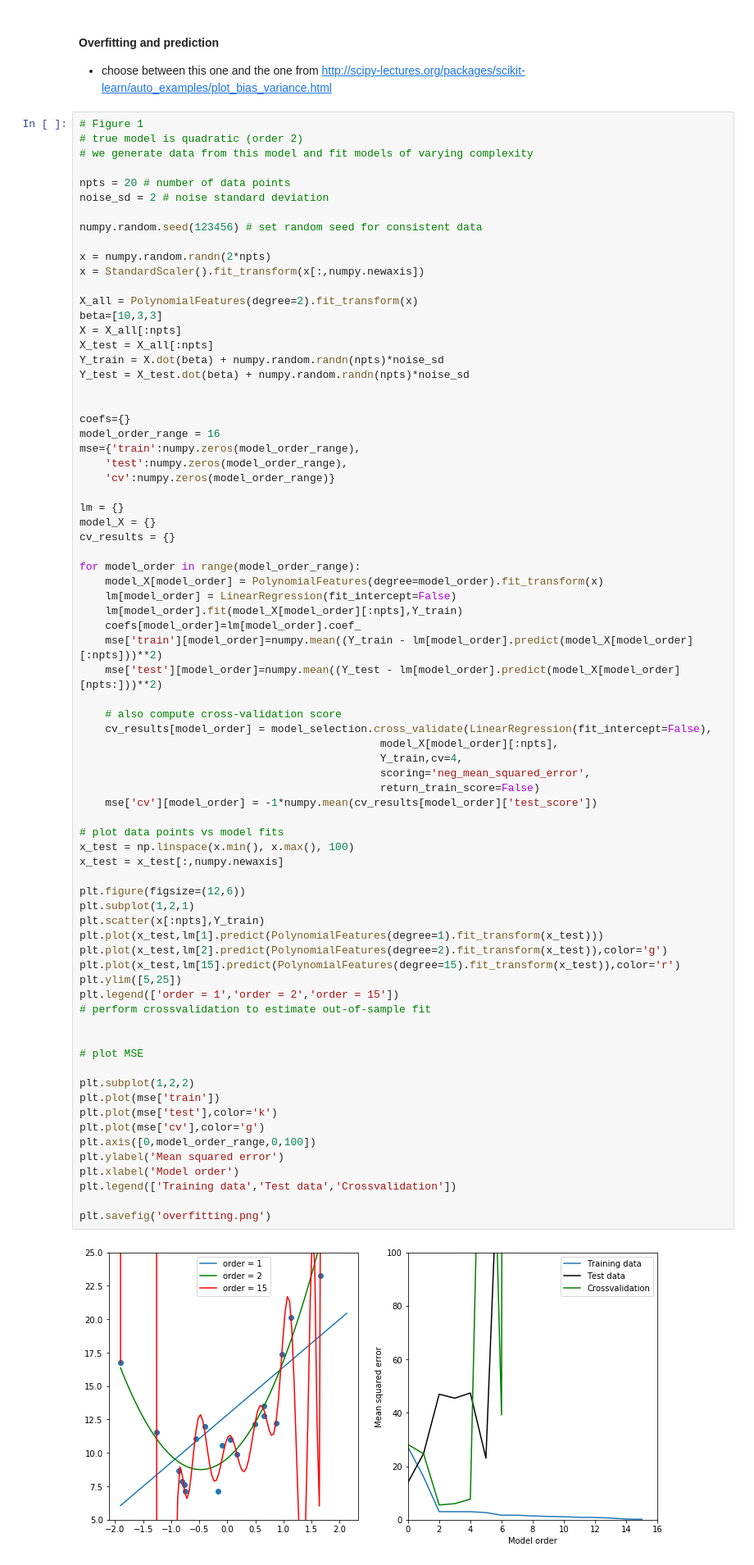
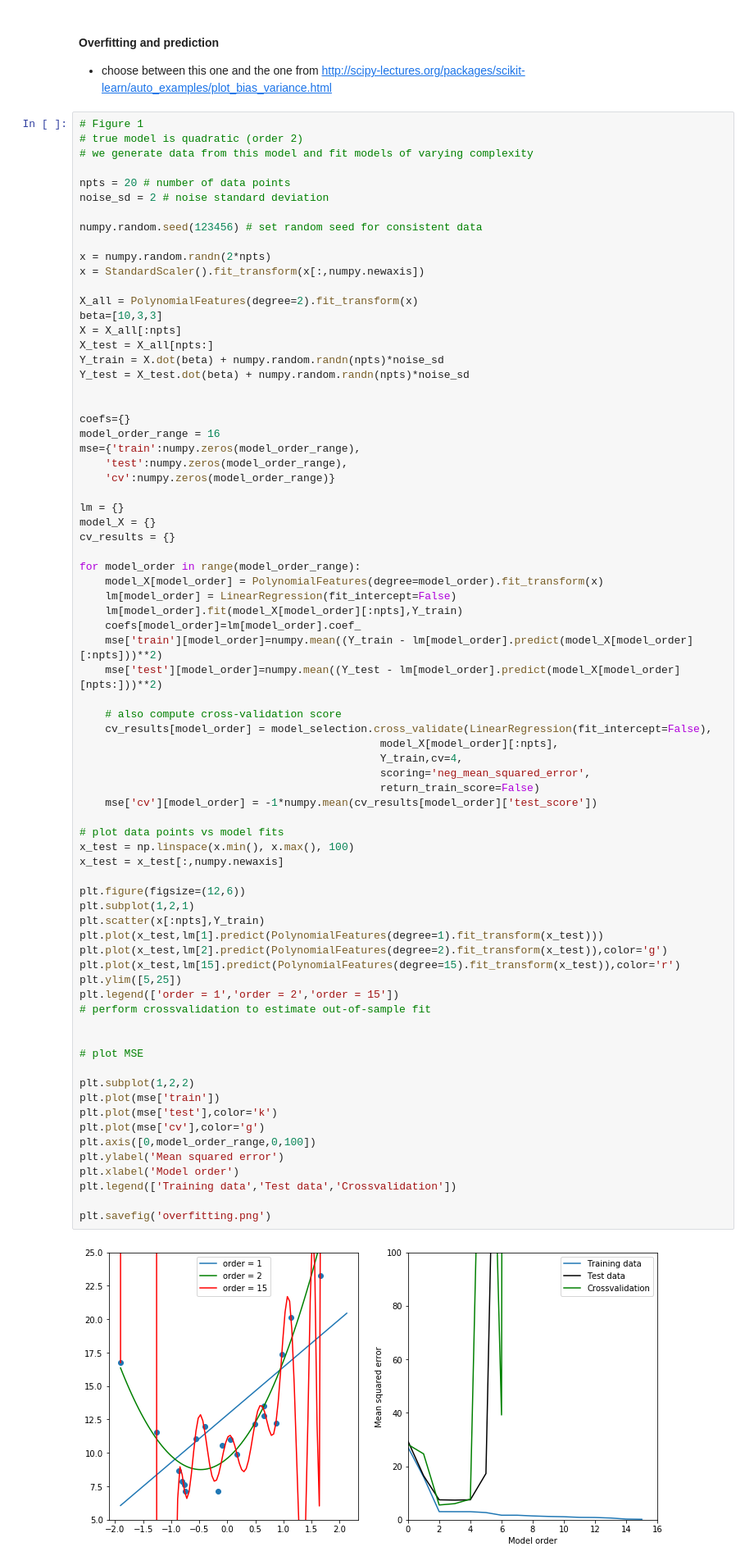
Before and after one commit to poldrack/PredictionCV, a Jupyter notebook: PredictionPaperFigures.ipynb, the cells around one changed output. Shown at 82% size. Saved outputs shown, nothing was run; the diff lists cells and outputs as text.

Commit message:
Fix a bug in the generation of X_test

```diff
--- a/PredictionPaperFigures.ipynb
+++ b/PredictionPaperFigures.ipynb
@@ -108,7 +108,7 @@ x = StandardScaler().fit_transform(x[:,numpy.newaxis])
 X_all = PolynomialFeatures(degree=2).fit_transform(x)
 beta=[10,3,3]
 X = X_all[:npts]
-X_test = X_all[:npts]
+X_test = X_all[npts:]
 Y_train = X.dot(beta) + numpy.random.randn(npts)*noise_sd
 Y_test = X_test.dot(beta) + numpy.random.randn(npts)*noise_sd
 
@@ -140,34 +140,34 @@ for model_order in range(model_order_range):
     mse['cv'][model_order] = -1*numpy.mean(cv_results[model_order]['test_score'])
 
 # plot data points vs model fits
 x_test = np.linspace(x.min(), x.max(), 100)
 x_test = x_test[:,numpy.newaxis]
 
 plt.figure(figsize=(12,6))
 plt.subplot(1,2,1)
 plt.scatter(x[:npts],Y_train)
 plt.plot(x_test,lm[1].predict(PolynomialFeatures(degree=1).fit_transform(x_test)))
 plt.plot(x_test,lm[2].predict(PolynomialFeatures(degree=2).fit_transform(x_test)),color='g')
 plt.plot(x_test,lm[15].predict(PolynomialFeatures(degree=15).fit_transform(x_test)),color='r')
 plt.ylim([5,25])
 plt.legend(['order = 1','order = 2','order = 15'])
 # perform crossvalidation to estimate out-of-sample fit
 
 
 # plot MSE
 
 plt.subplot(1,2,2)
 plt.plot(mse['train'])
 plt.plot(mse['test'],color='k')
 plt.plot(mse['cv'],color='g')
 plt.axis([0,model_order_range,0,100])
 plt.ylabel('Mean squared error')
 plt.xlabel('Model order')
 plt.legend(['Training data','Test data','Crossvalidation'])
 
 plt.savefig('overfitting.png')
 # %% [output]
-[figure, old version]
+[figure, new version]
 # %% [markdown]
 *Figure 1*: A depiction of overfitting.  Left: A simulated dataset generated from a quadratic model (i.e., polynomial order = 2), shown in blue dots.  The best fitting models are shown for order 1 (linear; blue), order 2 (quadratic; green), and order 15 (red).  The complex model clearly overfits the dataset, adapting itself to the noise evident in specific datapoints.  Right: The mean squared error (MSE) for the model assessed against the dataset used to train the model (blue), and against a separate dataset sampled from the same generative process with different random measurement error (black).  The MSE decreases for the training dataset as the complexity increases, whereas for the test dataset the MSE is lowest for order = 2 (i.e. the true model).  The MSE estimated using cross validation (green) is also lowest for the true model; note that it takes very large values for model orders greater than 3, falling outside the axes of the chart.
 
```
